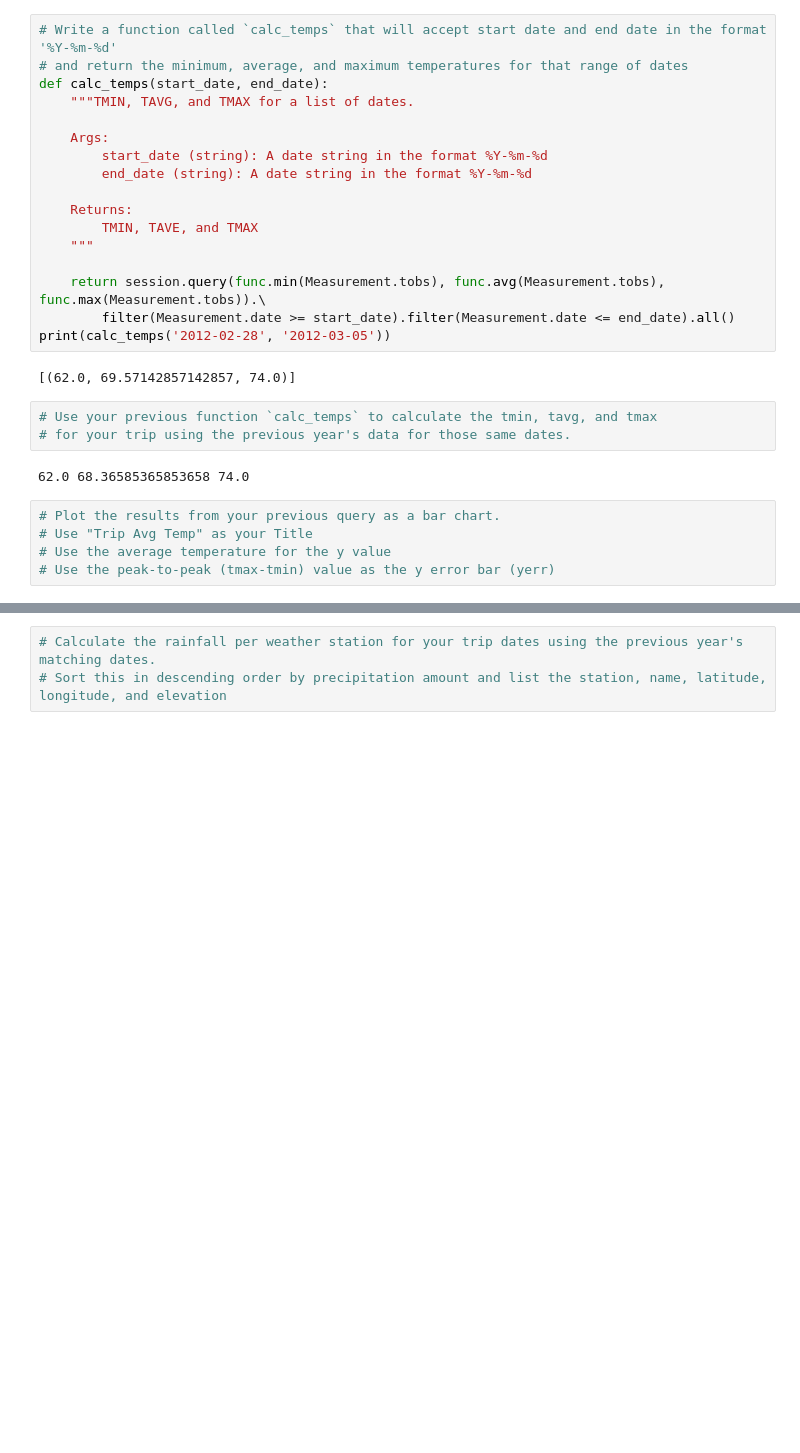
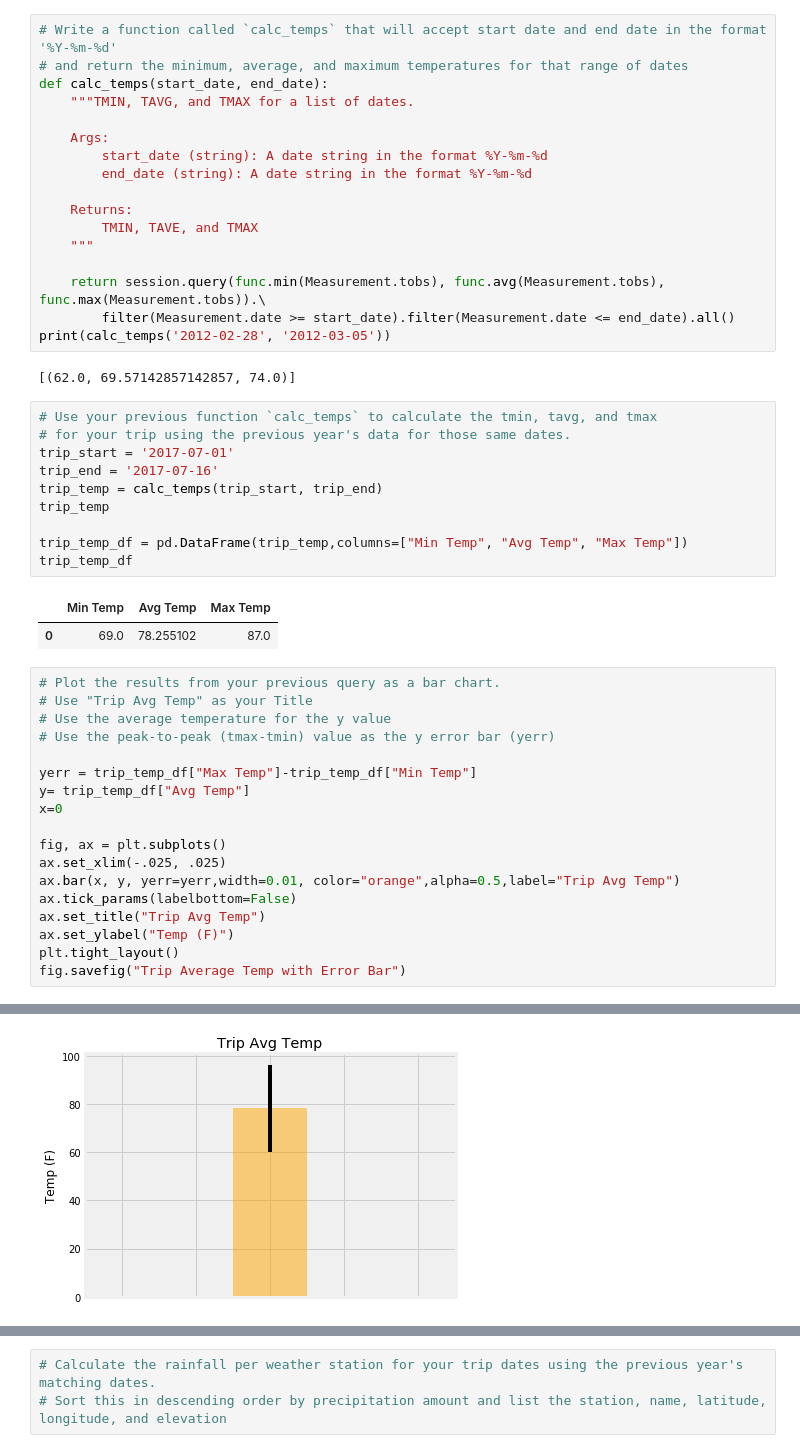
Before and after one commit to yuhsul1/Advanced-Data-Storage-and-Retrieval, a Jupyter notebook: climate_starter.ipynb, the cells around one changed output, grey strips where cells are left out. Saved outputs shown, nothing was run; the diff lists cells and outputs as text; blank space fills up the shorter version.

Commit message:
starter file completed. app.py has one more section

```diff
--- a/climate_starter.ipynb
+++ b/climate_starter.ipynb
@@ -240,11 +219,32 @@ print(calc_temps('2012-02-28', '2012-03-05'))
 # %%
 # Use your previous function `calc_temps` to calculate the tmin, tavg, and tmax
 # for your trip using the previous year's data for those same dates.
+trip_start = '2017-07-01'
+trip_end = '2017-07-16'
+trip_temp = calc_temps(trip_start, trip_end)
+trip_temp
+
+trip_temp_df = pd.DataFrame(trip_temp,columns=["Min Temp", "Avg Temp", "Max Temp"])
+trip_temp_df
 # %% [output]
-62.0 68.36585365853658 74.0
+|  | Min Temp | Avg Temp | Max Temp |
+| 0 | 69.0 | 78.255102 | 87.0 |
 # %%
 # Plot the results from your previous query as a bar chart.
 # Use "Trip Avg Temp" as your Title
 # Use the average temperature for the y value
 # Use the peak-to-peak (tmax-tmin) value as the y error bar (yerr)
+
+yerr = trip_temp_df["Max Temp"]-trip_temp_df["Min Temp"]
+y= trip_temp_df["Avg Temp"]
+x=0
+
+fig, ax = plt.subplots()
+ax.set_xlim(-.025, .025)
+ax.bar(x, y, yerr=yerr,width=0.01, color="orange",alpha=0.5,label="Trip Avg Temp")
+ax.tick_params(labelbottom=False)
+ax.set_title("Trip Avg Temp")
+ax.set_ylabel("Temp (F)")
+plt.tight_layout()
+fig.savefig("Trip Average Temp with Error Bar")
 # %% [output]
@@ -252,0 +251 @@ print(calc_temps('2012-02-28', '2012-03-05'))
+[figure, added]
```
Also changed, not shown: parts of 5 cells of this notebook, 2 other files.
